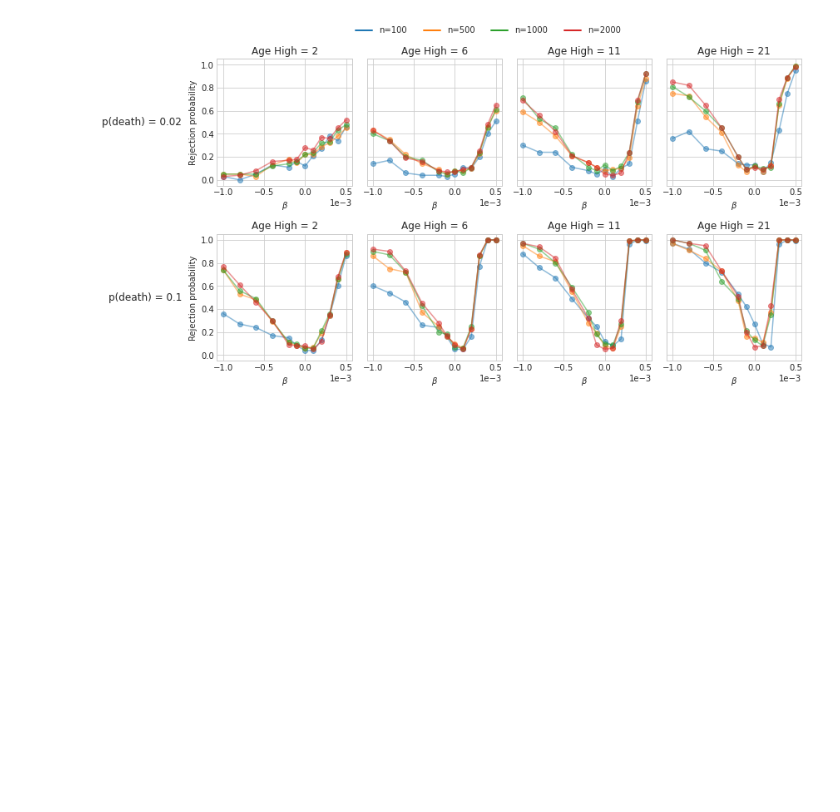
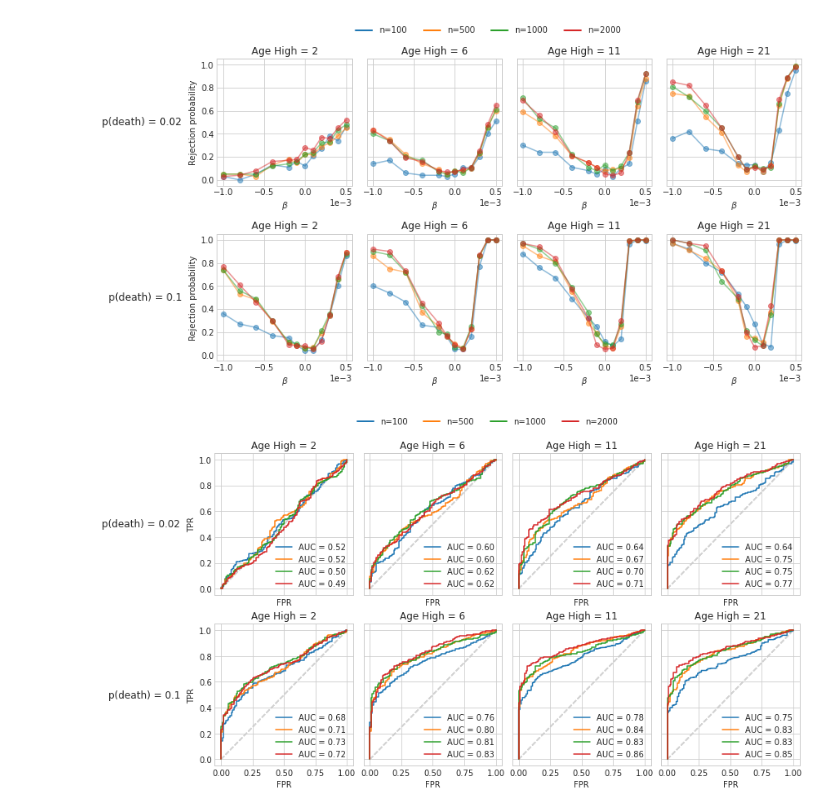
Before and after one commit to annenna4/Interplay-between-age-structure-and-cultural-transmission, a Jupyter notebook: notebooks/scenario-analysis.ipynb, the cells around one changed output. Cells and saved outputs as stored; diff of their text form; code cells hidden in the pictures; blank space fills up the shorter version.

Commit message:
add roc curves

```diff
--- a/notebooks/scenario-analysis.ipynb
+++ b/notebooks/scenario-analysis.ipynb
@@ -255,9 +255,11 @@ betas = np.array(
 # %%
 import pandas as pd
-from sklearn.metrics import f1_score
+import sklearn.metrics as metrics
 
 
 fig, axes = plt.subplots(ncols=4, nrows=2, sharey=True, figsize=(12, 6))
+
+roc_curves = {}
 
 for j, n in enumerate((100, 500, 1000, 2000)):
     testdata = SCENARIO2_TESTDATA[n]
@@ -276,7 +278,10 @@ for j, n in enumerate((100, 500, 1000, 2000)):
 
         df = pd.DataFrame(theta_test[index], columns=["b", "p_mut", "p_death", "age_max", "_"])
         df["pred"] = pred
+        df["prob"] = probs
         for k, (age, g) in enumerate(df.groupby("age_max")):
+            roc_curves[n, p_death, age] = metrics.roc_curve((
+                g["b"] != 0).astype(int).values, g["prob"].values)
             g = g.groupby("b")["pred"].mean()
             axes[i, k].plot(g.index, g.values, '-o', color=f"C{j}", alpha=0.5)
             axes[i, k].set(xlabel="$\\beta$", title=f"Age High = {int(age)}")
@@ -302,3 +307,36 @@ plt.tight_layout()
 plt.savefig("../plots/scenario3-rejection.png", dpi=300, bbox_inches='tight')
 # %% [output]
 [figure]
+# %%
+fig, axes = plt.subplots(
+    nrows=2, ncols=4, sharey=True, sharex=True, figsize=(12, 6),
+    constrained_layout=True
+)
+for j, n in enumerate((100, 500, 1000, 2000)):
+    for i, p_death in enumerate((0.02, 0.1)):
+        for k, age in enumerate((2, 6, 11, 21)):
+            fpr, tpr, _ = roc_curves[n, p_death, age]
+            roc_auc = metrics.auc(fpr, tpr)
+            axes[i, k].plot(
+                fpr, tpr, '-', color=f"C{j}", label=f"AUC = {roc_auc:.2f}")
+            axes[i, k].set(xlabel="FPR", title=f"Age High = {int(age)}")
+            axes[i, k].legend(loc="lower right")
+            axes[i, k].plot([0, 1], [0, 1], color="lightgrey", linestyle="--", zorder=-1)
+        axes[i, 0].set(ylabel="TPR")
+
+rows = [f'p(death) = {v}' for v in (0.02, 0.1)]
+pad = 5
+for ax, row in zip(axes[:,0], rows):
+    ax.annotate(row, xy=(0, 0.5), xytext=(-ax.yaxis.labelpad - pad, 0),
+                xycoords=ax.yaxis.label, textcoords='offset points',
+                size='large', ha='right', va='center')
+
+custom_lines = [Line2D([0], [0], color="C0", lw=2),
+                Line2D([0], [0], color="C1", lw=2),
+                Line2D([0], [0], color="C2", lw=2),
+                Line2D([0], [0], color="C3", lw=2)]
+fig.legend(custom_lines, ['n=100', 'n=500', 'n=1000', 'n=2000'],
+          loc="upper center", ncol=4, bbox_to_anchor=(0.55, 1.08), frameon=False)
+plt.savefig("roc_curves.png", dpi=300, bbox_inches='tight')
+# %% [output]
+[figure, added]
```
Also changed, not shown: parts of 16 cells of this notebook, 1 other file.
